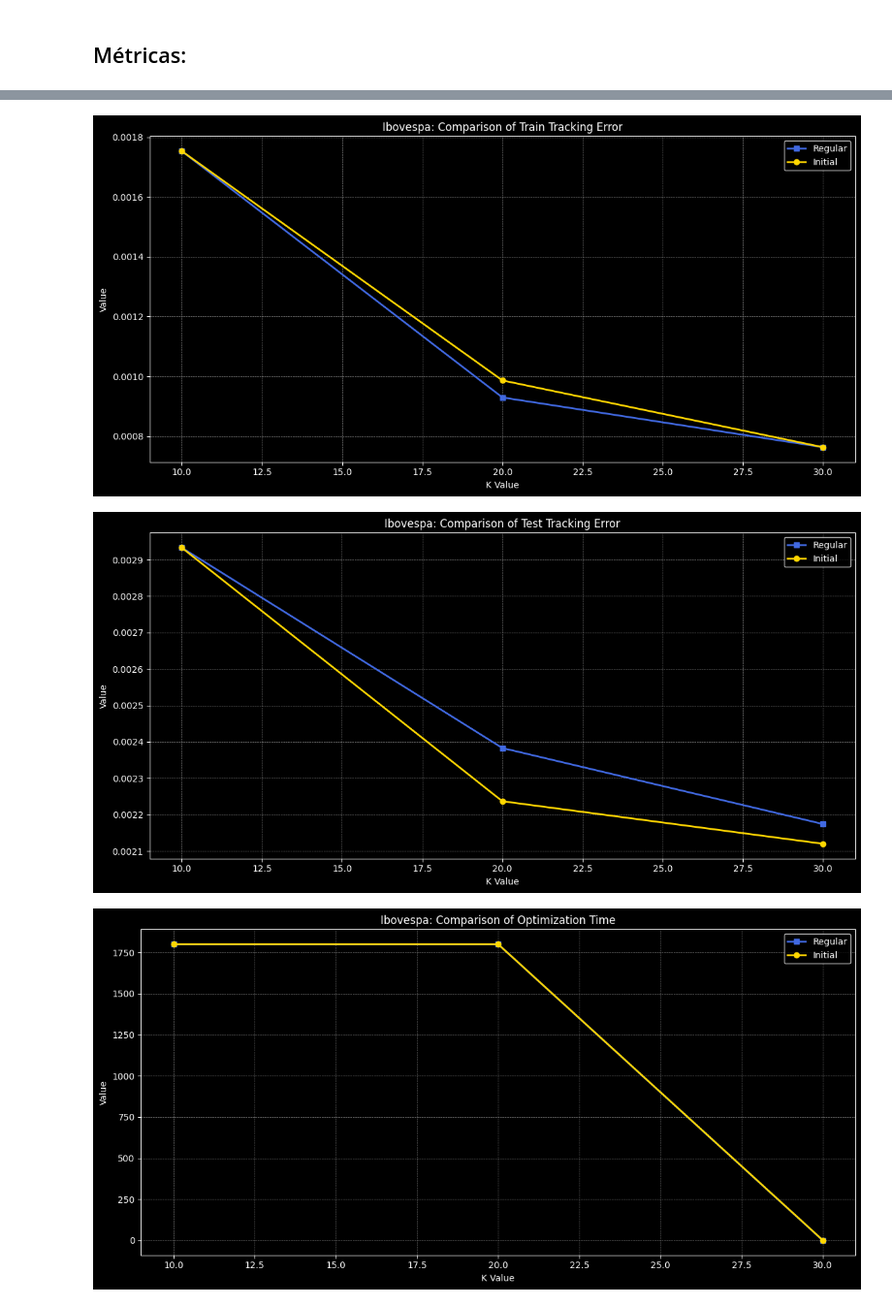
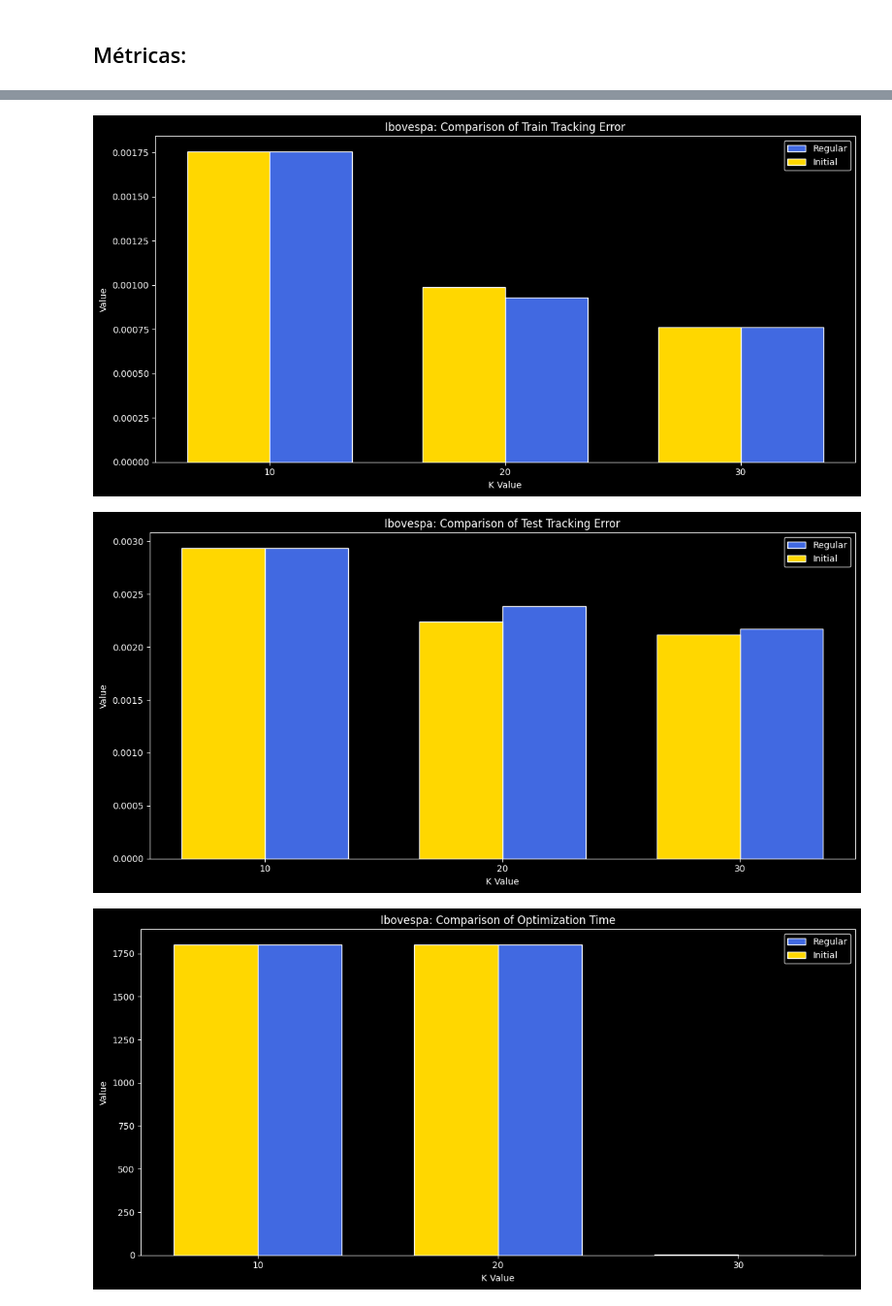
Before and after one commit to vitorholiveira/index_tracking, a Jupyter notebook: notebooks/flowers.ipynb, the cells around one changed output, grey strips where cells are left out. Shown at 97% size. Drawn from its saved outputs; the diff is of its cells as text; code cells hidden in the pictures.

Commit message:
plotting rebalance

```diff
--- a/notebooks/flowers.ipynb
+++ b/notebooks/flowers.ipynb
@@ -327,7 +470,7 @@ metrics_to_plot = [
 ]
 # %%
 for metric_key, title in metrics_to_plot:
-    plot_line_chart(
+    plot_bar_chart(
         metric_key,
         sp100_metrics[metric_key],
         sp100_metrics_initial[metric_key],
@@ -341,13 +484,13 @@ for metric_key, title in metrics_to_plot:
 # %%
 for metric_key, title in metrics_to_plot:
-    plot_line_chart(
+    plot_bar_chart(
         metric_key,
         bvsp_metrics[metric_key],
         bvsp_metrics_initial[metric_key],
         f'Comparison of {title}',
         'Ibovespa'
     )
 # %% [output]
-[figure, old version]
+[figure, new version]
-[figure, old version]
+[figure, new version]
-[figure, old version]
+[figure, new version]
```
Also changed, not shown: parts of 28 cells of this notebook, 1 other file.
